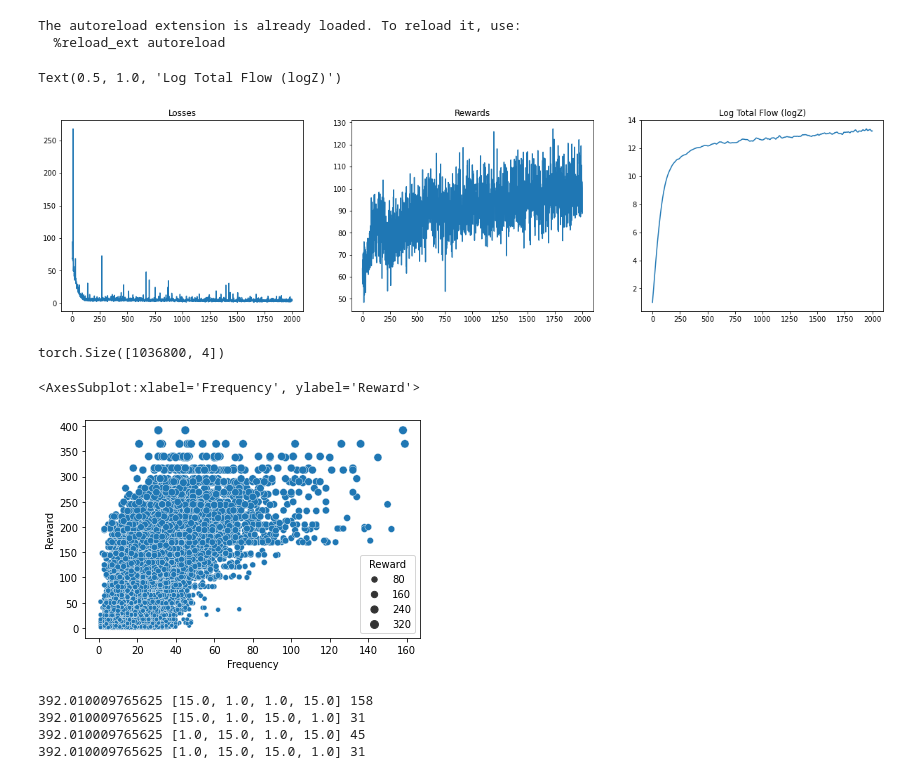
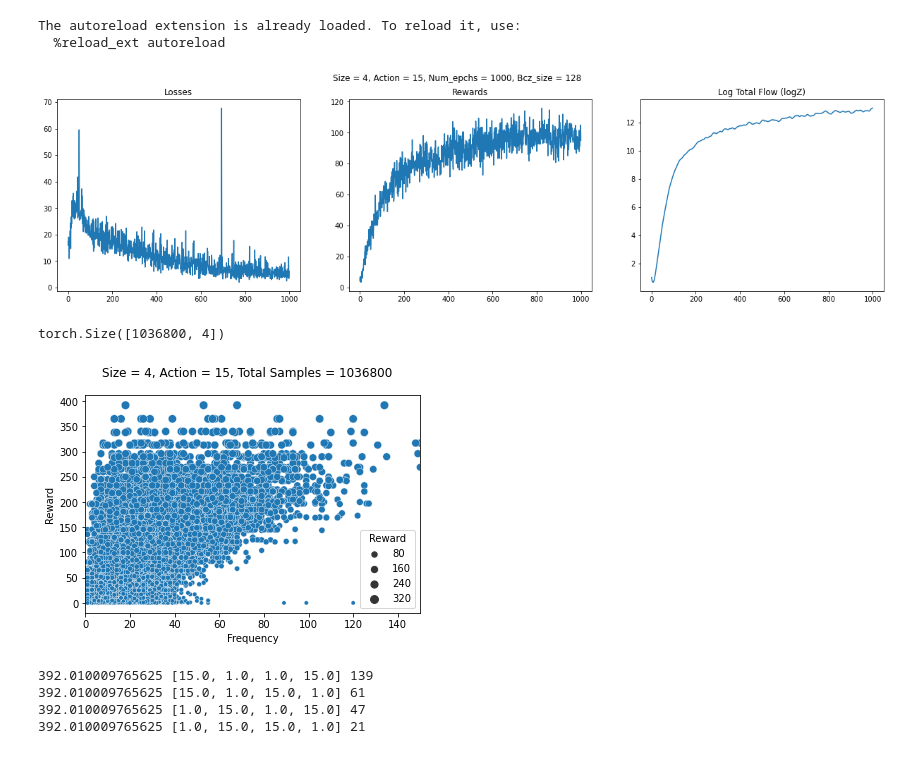
Before and after one commit to zarifikram/GFlowNet-For-Set-Generation, a Jupyter notebook: train.ipynb, the cells around one changed output. Cells and saved outputs as stored; diff of their text form; code cells hidden in the pictures.

```diff
--- a/train.ipynb
+++ b/train.ipynb
@@ -54,22 +54,24 @@ def train(batch_size, num_epochs):
 
     return model, losses, rewards, flows
 
-batch_size = 64
-num_epochs = 2000
+batch_size = 128
+num_epochs = 1000
 
 model, losses, rewards, flows = train(batch_size, num_epochs)
 # %%
 import matplotlib.pyplot as plt
 _, ax = plt.subplots(1, 3, figsize=(21, 5))
 ax[0].plot(losses)
 ax[0].set_title("Losses")
 ax[1].plot(rewards)
 ax[1].set_title("Rewards")
 ax[2].plot(flows)
 ax[2].set_title("Log Total Flow (logZ)")
+
+plt.suptitle(f"Size = {size}, Action = {nActions}, Num_epchs = {num_epochs}, Bcz_size = {batch_size}")
+plt.savefig("figs/result.png")
 # %% [output]
-Text(0.5, 1.0, 'Log Total Flow (logZ)')
-[figure, old version]
+[figure, new version]
 # %%
 setEnv = SetGenerationEnv(size, nActions)
 nIter = 50
@@ -108,19 +110,21 @@ for _ in stateDict:
     allRewards.append(reward)
     freqs.append(freq)
 
-# plt.xlim(0, 40)
+plt.xlim(0, 150)
+
 sns.scatterplot(data=pd.DataFrame({'Frequency':freqs, 'Reward':allRewards}), x='Frequency', y='Reward', size='Reward')
+plt.suptitle(f"Size = {size}, Action = {nActions}, Total Samples = {nIter * (12**4)}")
+plt.savefig("figs/distribution.png")
 # %% [output]
 torch.Size([1036800, 4])
-<AxesSubplot:xlabel='Frequency', ylabel='Reward'>
-[figure, old version]
+[figure, new version]
 # %%
 for _ in stateDict:
     reward, freq = stateDict[_]
     if reward > 380:
         print(reward, _, freq)
 # %% [output]
-392.010009765625 [15.0, 1.0, 1.0, 15.0] 158
-392.010009765625 [15.0, 1.0, 15.0, 1.0] 31
-392.010009765625 [1.0, 15.0, 1.0, 15.0] 45
-392.010009765625 [1.0, 15.0, 15.0, 1.0] 31
+392.010009765625 [15.0, 1.0, 1.0, 15.0] 139
+392.010009765625 [15.0, 1.0, 15.0, 1.0] 61
+392.010009765625 [1.0, 15.0, 1.0, 15.0] 47
+392.010009765625 [1.0, 15.0, 15.0, 1.0] 21
```
Also changed, not shown: 3 other files.
